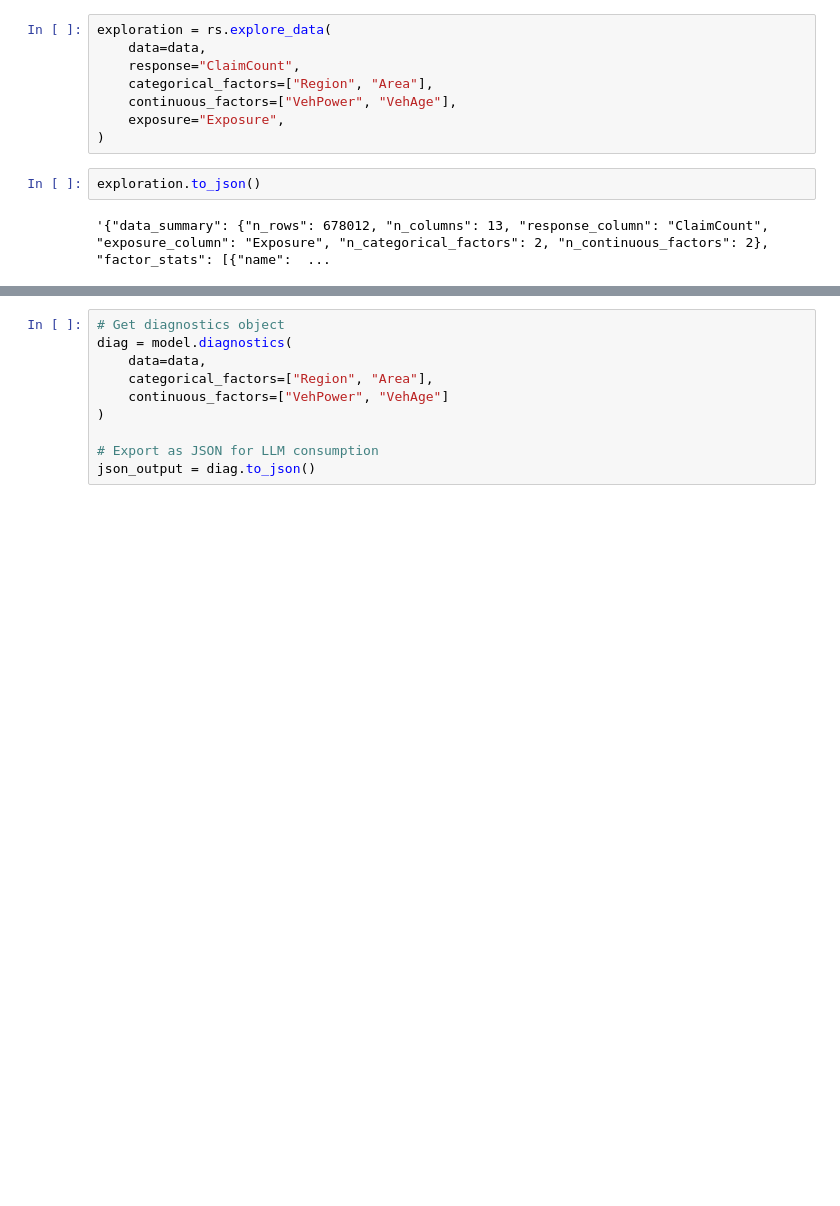
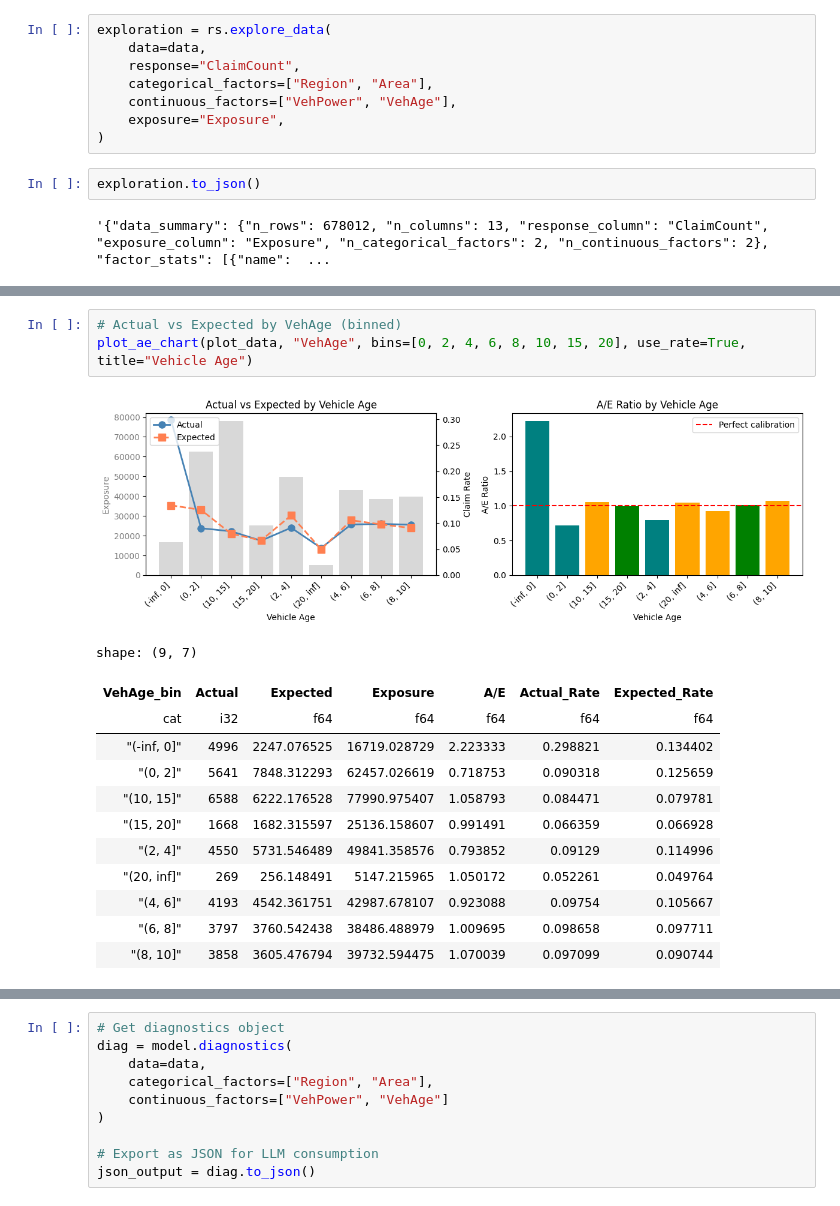
Before and after one commit to PricingFrontier/rustystats, a Jupyter notebook: examples/frequency.ipynb, the cells around one changed output, grey strips where cells are left out. Cells and saved outputs as stored; diff of their text form; blank space fills up the shorter version.

```diff
--- a/examples/frequency.ipynb
+++ b/examples/frequency.ipynb
@@ -25,0 +204,17 @@ model = rs.glm(
+# %%
+# Actual vs Expected by VehAge (binned)
+plot_ae_chart(plot_data, "VehAge", bins=[0, 2, 4, 6, 8, 10, 15, 20], use_rate=True, title="Vehicle Age")
+# %% [output]
+[figure, added]
+shape: (9, 7)
+| VehAge_bin | Actual | Expected | Exposure | A/E | Actual_Rate | Expected_Rate |
+| cat | i32 | f64 | f64 | f64 | f64 | f64 |
+| "(-inf, 0]" | 4996 | 2247.076525 | 16719.028729 | 2.223333 | 0.298821 | 0.134402 |
+| "(0, 2]" | 5641 | 7848.312293 | 62457.026619 | 0.718753 | 0.090318 | 0.125659 |
+| "(10, 15]" | 6588 | 6222.176528 | 77990.975407 | 1.058793 | 0.084471 | 0.079781 |
+| "(15, 20]" | 1668 | 1682.315597 | 25136.158607 | 0.991491 | 0.066359 | 0.066928 |
+| "(2, 4]" | 4550 | 5731.546489 | 49841.358576 | 0.793852 | 0.09129 | 0.114996 |
+| "(20, inf]" | 269 | 256.148491 | 5147.215965 | 1.050172 | 0.052261 | 0.049764 |
+| "(4, 6]" | 4193 | 4542.361751 | 42987.678107 | 0.923088 | 0.09754 | 0.105667 |
+| "(6, 8]" | 3797 | 3760.542438 | 38486.488979 | 1.009695 | 0.098658 | 0.097711 |
+| "(8, 10]" | 3858 | 3605.476794 | 39732.594475 | 1.070039 | 0.097099 | 0.090744 |
```
Also changed, not shown: parts of 21 cells of this notebook, 5 other files.
